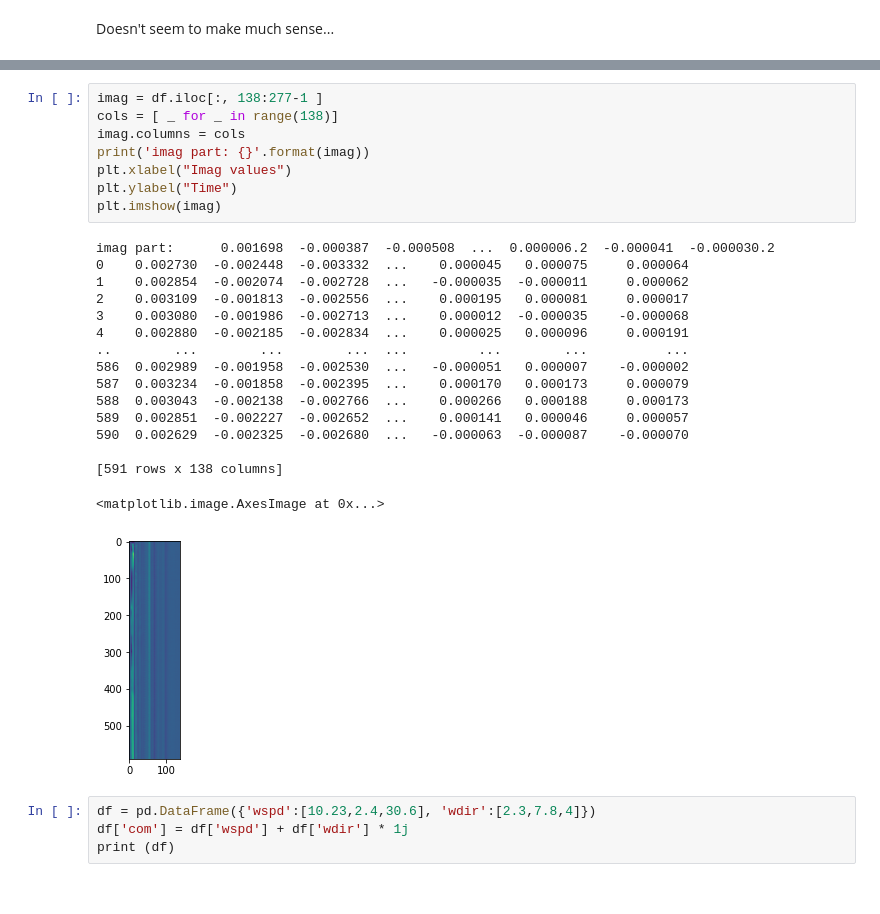
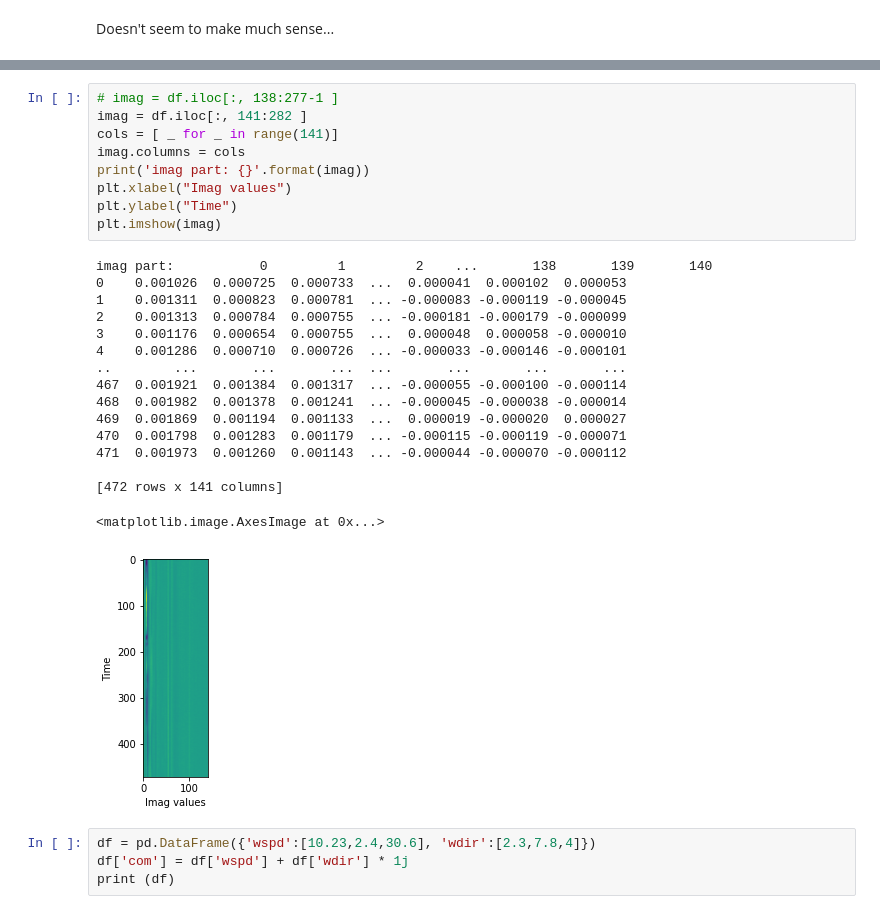
Before and after one commit to TanShengRong/FYP-RPI-RF-Sensing, a Jupyter notebook: readings.ipynb, the cells around one changed output, grey strips where cells are left out. Cells and saved outputs as stored; diff of their text form.

```diff
--- a/readings.ipynb
+++ b/readings.ipynb
@@ -96,28 +98,29 @@ real part:      -0.002386  -0.000261  -0.000187  ...  -0.000036.1  -0.000046  0.
 # %%
-imag = df.iloc[:, 138:277-1 ]
-cols = [ _ for _ in range(138)]
+# imag = df.iloc[:, 138:277-1 ]
+imag = df.iloc[:, 141:282 ]
+cols = [ _ for _ in range(141)]
 imag.columns = cols
 print('imag part: {}'.format(imag))
 plt.xlabel("Imag values")
 plt.ylabel("Time")
 plt.imshow(imag)
 # %% [output]
-imag part:      0.001698  -0.000387  -0.000508  ...  0.000006.2  -0.000041  -0.000030.2
-0    0.002730  -0.002448  -0.003332  ...    0.000045   0.000075     0.000064
-1    0.002854  -0.002074  -0.002728  ...   -0.000035  -0.000011     0.000062
-2    0.003109  -0.001813  -0.002556  ...    0.000195   0.000081     0.000017
-3    0.003080  -0.001986  -0.002713  ...    0.000012  -0.000035    -0.000068
-4    0.002880  -0.002185  -0.002834  ...    0.000025   0.000096     0.000191
-..        ...        ...        ...  ...         ...        ...          ...
-586  0.002989  -0.001958  -0.002530  ...   -0.000051   0.000007    -0.000002
-587  0.003234  -0.001858  -0.002395  ...    0.000170   0.000173     0.000079
-588  0.003043  -0.002138  -0.002766  ...    0.000266   0.000188     0.000173
-589  0.002851  -0.002227  -0.002652  ...    0.000141   0.000046     0.000057
-590  0.002629  -0.002325  -0.002680  ...   -0.000063  -0.000087    -0.000070
+imag part:           0         1         2    ...       138       139       140
+0    0.001026  0.000725  0.000733  ...  0.000041  0.000102  0.000053
+1    0.001311  0.000823  0.000781  ... -0.000083 -0.000119 -0.000045
+2    0.001313  0.000784  0.000755  ... -0.000181 -0.000179 -0.000099
+3    0.001176  0.000654  0.000755  ...  0.000048  0.000058 -0.000010
+4    0.001286  0.000710  0.000726  ... -0.000033 -0.000146 -0.000101
+..        ...       ...       ...  ...       ...       ...       ...
+467  0.001921  0.001384  0.001317  ... -0.000055 -0.000100 -0.000114
+468  0.001982  0.001378  0.001241  ... -0.000045 -0.000038 -0.000014
+469  0.001869  0.001194  0.001133  ...  0.000019 -0.000020  0.000027
+470  0.001798  0.001283  0.001179  ... -0.000115 -0.000119 -0.000071
+471  0.001973  0.001260  0.001143  ... -0.000044 -0.000070 -0.000112
 
-[591 rows x 138 columns]
+[472 rows x 141 columns]
 <matplotlib.image.AxesImage at 0x...>
-[figure, old version]
+[figure, new version]
 # %%
 df = pd.DataFrame({'wspd':[10.23,2.4,30.6], 'wdir':[2.3,7.8,4]})
 df['com'] = df['wspd'] + df['wdir'] * 1j
```
Also changed, not shown: parts of 22 cells of this notebook.
